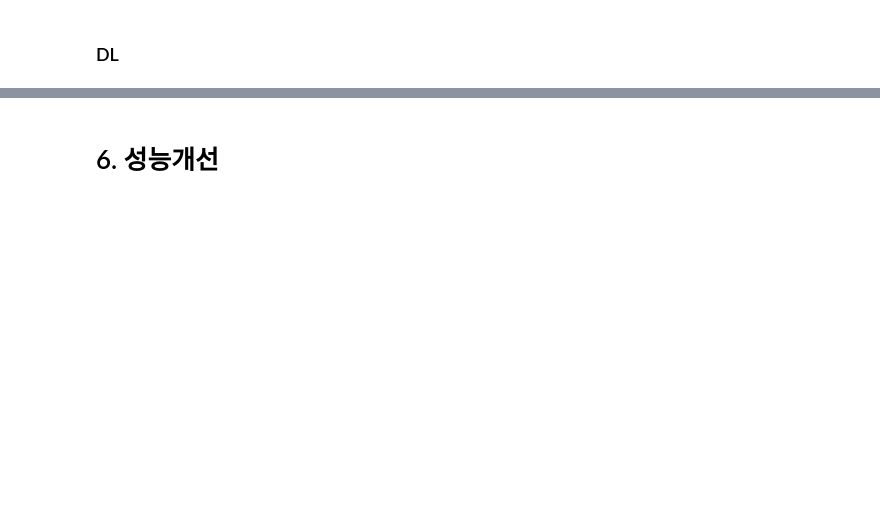
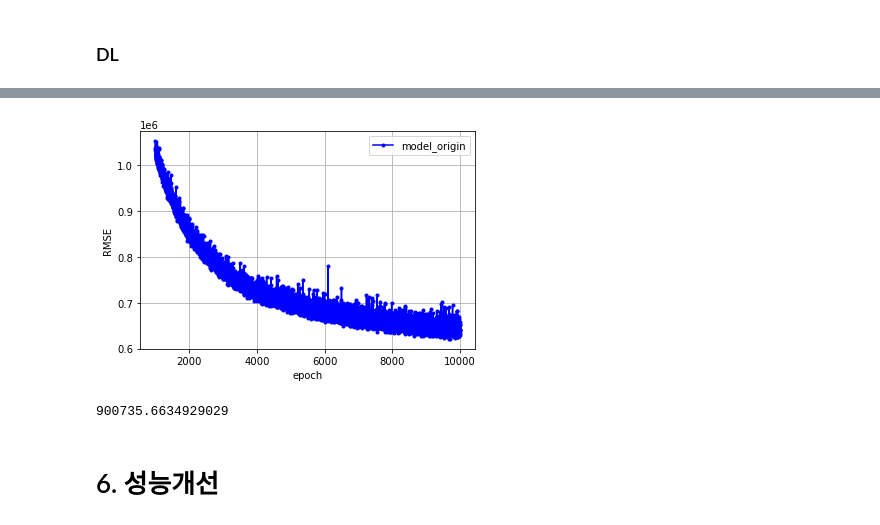
Before and after one commit to querkowe/fifa-pay-prediction, a Jupyter notebook: total_code_fifa_pay_prediction.ipynb, the cells around one changed output, grey strips where cells are left out. Saved outputs shown, nothing was run; the diff lists cells and outputs as text; code cells hidden in the pictures; blank space fills up the shorter version.

```diff
--- a/total_code_fifa_pay_prediction.ipynb
+++ b/total_code_fifa_pay_prediction.ipynb
@@ -989,21 +1028,25 @@ result_origin = model_origin.evaluate(x_test, y_test, batch_size=100)
 # %%
-# 시각화 RMSE
-
 model1_rmse = np.sqrt(history_origin.history['loss'])
 #model2_rmse = np.sqrt(history_batch.history['loss'])
 #model3_rmse = np.sqrt(history_drop.history['loss'])
 
 
-x_len = np.arange(len(model1_mse))
+x_len = np.arange(len(model1_rmse))
 
-plt.plot(x_len[:1000], model1_rmse[:1000], marker = '.', c='blue', label = 'model_origin')
-#plt.plot(x_len[:1000], model2_rmse[:1000], marker = '.', c='red', label = 'model_batch)')
-#plt.plot(x_len[:1000], model3_rmse[:1000], marker = '.', c='yellow', label = 'model_drop')
+plt.plot(x_len[1000:], model1_rmse[1000:], marker = '.', c='blue', label = 'model_origin')
+#plt.plot(x_len, model2_rmse, marker = '.', c='red', label = 'model_batch)')
+#plt.plot(x_len, model3_rmse, marker = '.', c='yellow', label = 'model_drop')
 
 plt.legend(loc = 'upper right')
 plt.grid()
 plt.xlabel('epoch')
 plt.ylabel('RMSE')
 plt.show()
+# %% [output]
+[figure, added]
+# %%
+811324735488**0.5
+# %% [output]
+900735.6634929029
 # %% [markdown]
 # 6. 성능개선
```
Also changed, not shown: parts of 50 cells of this notebook, 1 other file.
